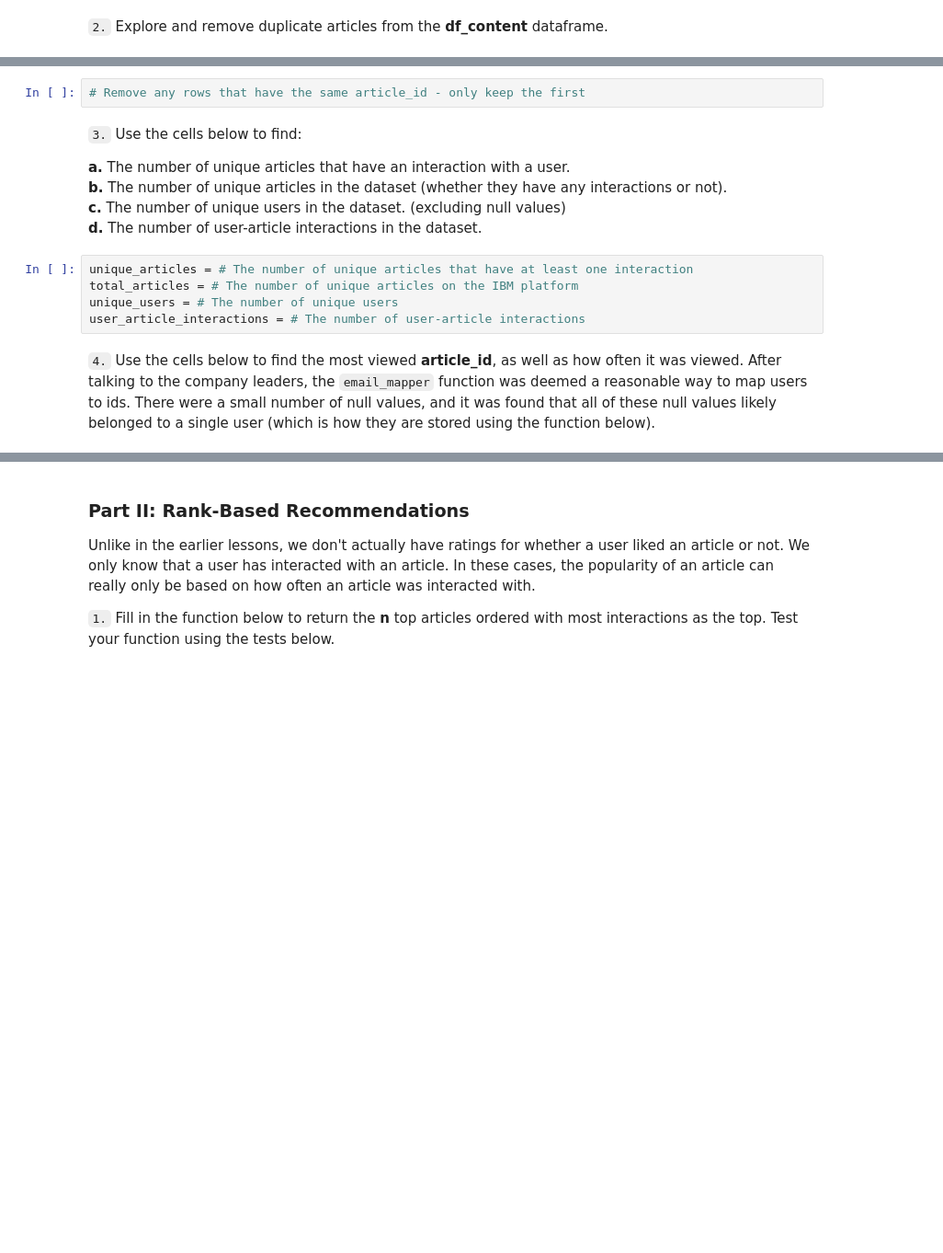
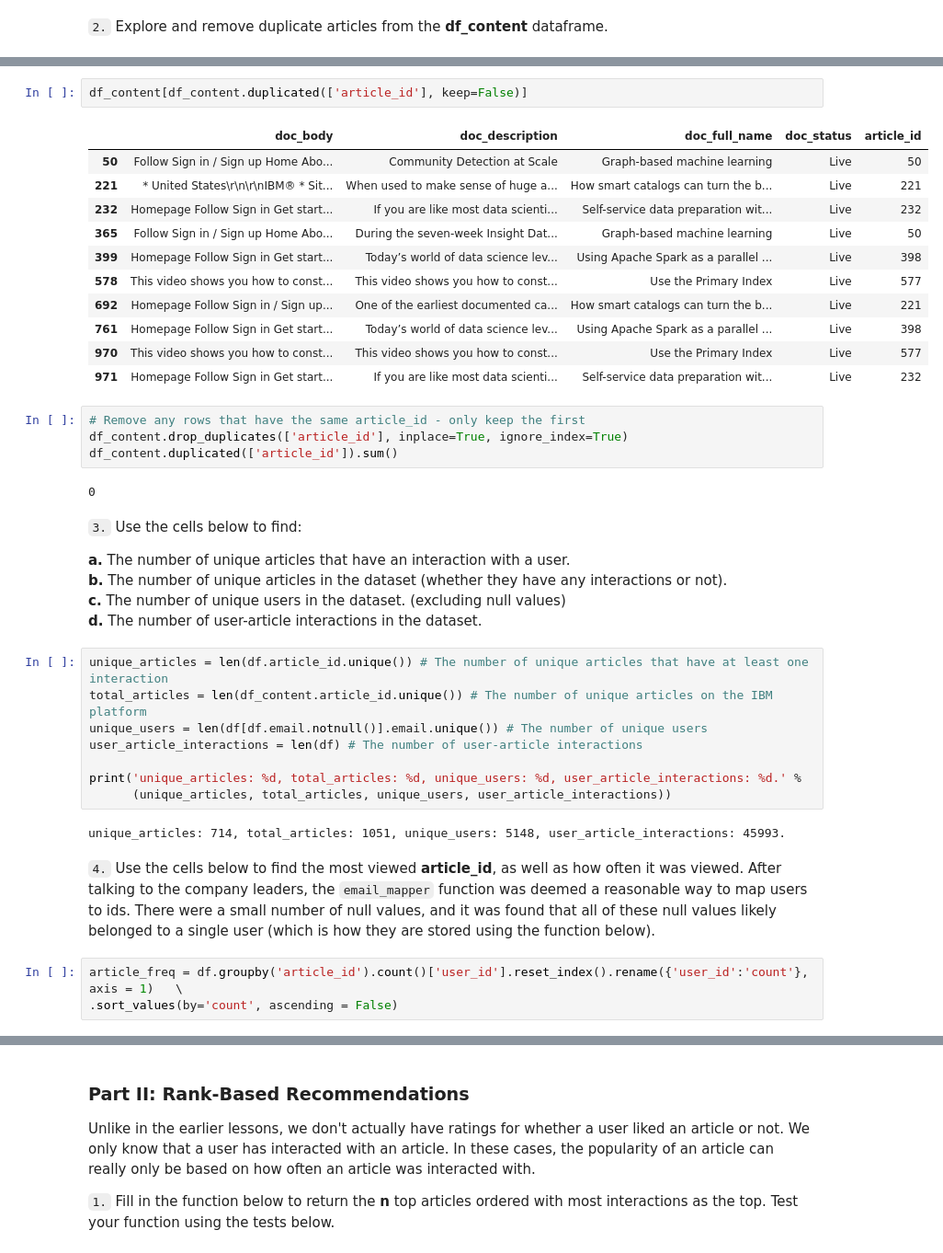
Before and after one commit to chziha/Data-Scientist-Udacity-Nanodegree, a Jupyter notebook: Recommendations-with-IBM/Recommendations_with_IBM.ipynb, the cells around one changed output, grey strips where cells are left out. Shown at 92% size. Saved outputs shown, nothing was run; the diff lists cells and outputs as text; blank space fills up the shorter version.

```diff
--- a/Recommendations-with-IBM/Recommendations_with_IBM.ipynb
+++ b/Recommendations-with-IBM/Recommendations_with_IBM.ipynb
@@ -70,5 +112,23 @@ max_views_by_user = # The maximum number of user-article interactions by any 1 u
+# %%
+df_content[df_content.duplicated(['article_id'], keep=False)]
+# %% [output]
+|  | doc_body | doc_description | doc_full_name | doc_status | article_id |
+| 50 | Follow Sign in / Sign up Home Abo... | Community Detection at Scale | Graph-based machine learning | Live | 50 |
+| 221 | * United States\r\n\r\nIBM® * Sit... | When used to make sense of huge a... | How smart catalogs can turn the b... | Live | 221 |
+| 232 | Homepage Follow Sign in Get start... | If you are like most data scienti... | Self-service data preparation wit... | Live | 232 |
+| 365 | Follow Sign in / Sign up Home Abo... | During the seven-week Insight Dat... | Graph-based machine learning | Live | 50 |
+| 399 | Homepage Follow Sign in Get start... | Today’s world of data science lev... | Using Apache Spark as a parallel ... | Live | 398 |
+| 578 | This video shows you how to const... | This video shows you how to const... | Use the Primary Index | Live | 577 |
+| 692 | Homepage Follow Sign in / Sign up... | One of the earliest documented ca... | How smart catalogs can turn the b... | Live | 221 |
+| 761 | Homepage Follow Sign in Get start... | Today’s world of data science lev... | Using Apache Spark as a parallel ... | Live | 398 |
+| 970 | This video shows you how to const... | This video shows you how to const... | Use the Primary Index | Live | 577 |
+| 971 | Homepage Follow Sign in Get start... | If you are like most data scienti... | Self-service data preparation wit... | Live | 232 |
 # %%
 # Remove any rows that have the same article_id - only keep the first
+df_content.drop_duplicates(['article_id'], inplace=True, ignore_index=True)
+df_content.duplicated(['article_id']).sum()
+# %% [output]
+0
 # %% [markdown]
 `3.` Use the cells below to find:
 
@@ -77,9 +137,17 @@ max_views_by_user = # The maximum number of user-article interactions by any 1 u
 **c.** The number of unique users in the dataset. (excluding null values) <br>
 **d.** The number of user-article interactions in the dataset.
 # %%
-unique_articles = # The number of unique articles that have at least one interaction
-total_articles = # The number of unique articles on the IBM platform
-unique_users = # The number of unique users
-user_article_interactions = # The number of user-article interactions
+unique_articles = len(df.article_id.unique()) # The number of unique articles that have at least one interaction
+total_articles = len(df_content.article_id.unique()) # The number of unique articles on the IBM platform
+unique_users = len(df[df.email.notnull()].email.unique()) # The number of unique users
+user_article_interactions = len(df) # The number of user-article interactions
+
+print('unique_articles: %d, total_articles: %d, unique_users: %d, user_article_interactions: %d.' %
+      (unique_articles, total_articles, unique_users, user_article_interactions))
+# %% [output]
+unique_articles: 714, total_articles: 1051, unique_users: 5148, user_article_interactions: 45993.
 # %% [markdown]
 `4.` Use the cells below to find the most viewed **article_id**, as well as how often it was viewed.  After talking to the company leaders, the `email_mapper` function was deemed a reasonable way to map users to ids.  There were a small number of null values, and it was found that all of these null values likely belonged to a single user (which is how they are stored using the function below).
+# %%
+article_freq = df.groupby('article_id').count()['user_id'].reset_index().rename({'user_id':'count'}, axis = 1)   \
+.sort_values(by='count', ascending = False)
```
Also changed, not shown: parts of 11 cells of this notebook.
